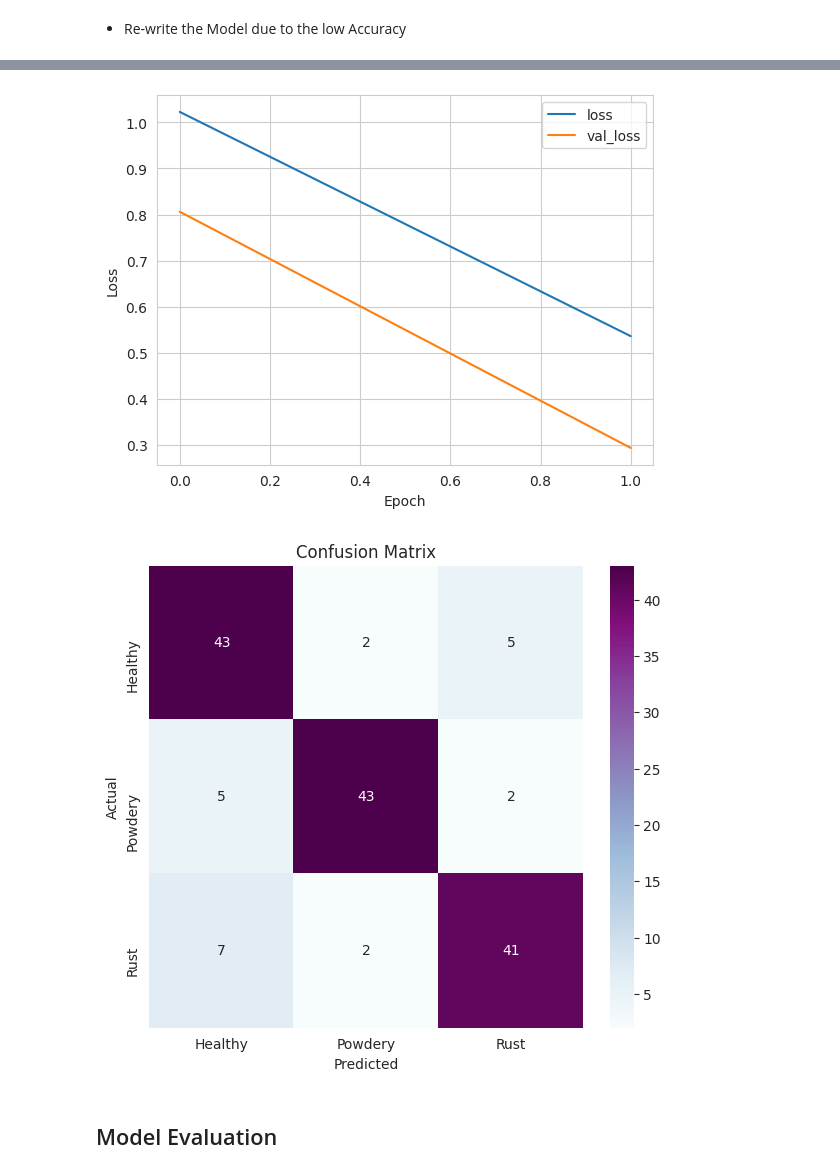
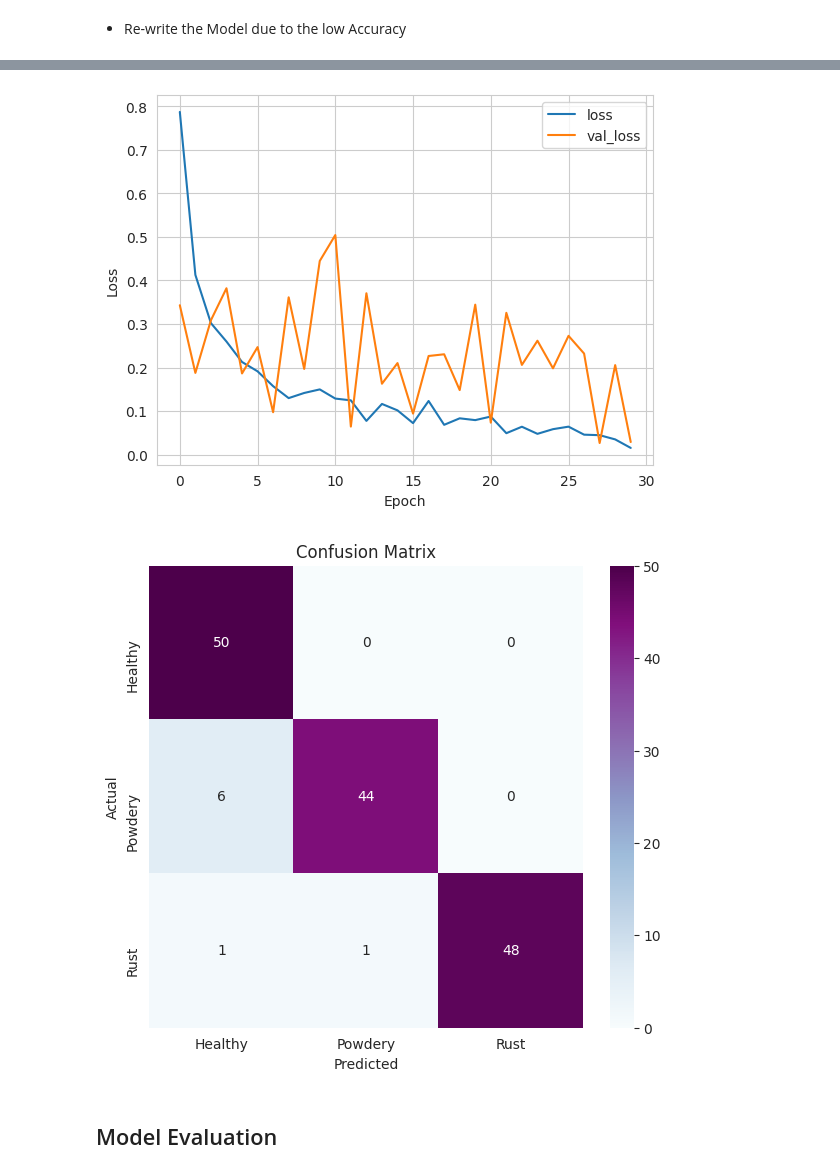
Before and after one commit to teman67/Plant-Disease-Classification-Project, a Jupyter notebook: jupyter_notebooks/03 - Modelling and Evaluating.ipynb, the cells around one changed output, grey strips where cells are left out. Saved outputs shown, nothing was run; the diff lists cells and outputs as text; code cells hidden in the pictures.

Commit message:
re-train the ML model for better acc

```diff
--- a/jupyter_notebooks/03 - Modelling and Evaluating.ipynb
+++ b/jupyter_notebooks/03 - Modelling and Evaluating.ipynb
@@ -417,7 +417,7 @@ tf.random.set_seed(42)
 # Define constants
 IMG_HEIGHT, IMG_WIDTH, IMG_CHANNELS = 173, 256, 3
 BATCH_SIZE = 32
-EPOCHS = 2
+EPOCHS = 30
 
 # Define paths to the datasets
 train_dir = train_path
@@ -449,6 +449,8 @@ validation_generator = validation_datagen.flow_from_directory(
 
 # Build a simple convolutional neural network (CNN) model
 model = models.Sequential()
+model.add(layers.Conv2D(32, (3, 3), activation='relu', input_shape=(IMG_HEIGHT, IMG_WIDTH, IMG_CHANNELS)))
+model.add(layers.MaxPooling2D((2, 2)))
 model.add(layers.Conv2D(32, (3, 3), activation='relu', input_shape=(IMG_HEIGHT, IMG_WIDTH, IMG_CHANNELS)))
 model.add(layers.MaxPooling2D((2, 2)))
 model.add(layers.Conv2D(64, (3, 3), activation='relu'))
@@ -550,12 +552,6 @@ plt.ylabel('Actual')
 plt.title('Confusion Matrix')
 plt.savefig("outputs/v3/confusion_matrix.png")
 
-# # Print metrics in Streamlit
-# st.write(f"Accuracy: {metrics['accuracy']}")
-# st.write(f"Precision: {metrics['precision']}")
-# st.write(f"Recall: {metrics['recall']}")
-# st.write(f"Specificity: {metrics['specificity']}")
-# st.write(f"F1 Score: {metrics['f1_score']}")
 
 # Save the model to a file
 model.save('outputs/v3/plant_disease_detector.h5')
@@ -581,5 +577,5 @@ Confusion Matrix:
-[figure, old version]
+[figure, new version]
-[figure, old version]
+[figure, new version]
 # %% [markdown]
 ## Model Evaluation
 # %% [markdown]
```
Also changed, not shown: parts of 7 cells of this notebook, 7 other files.
